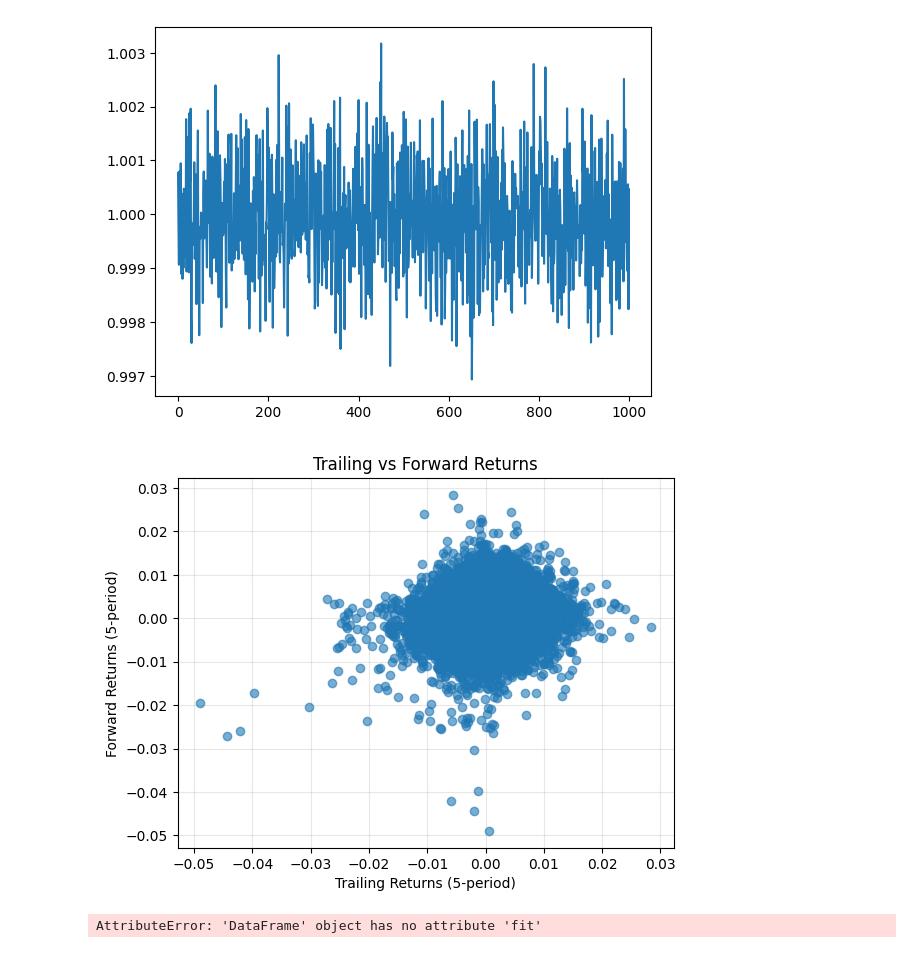
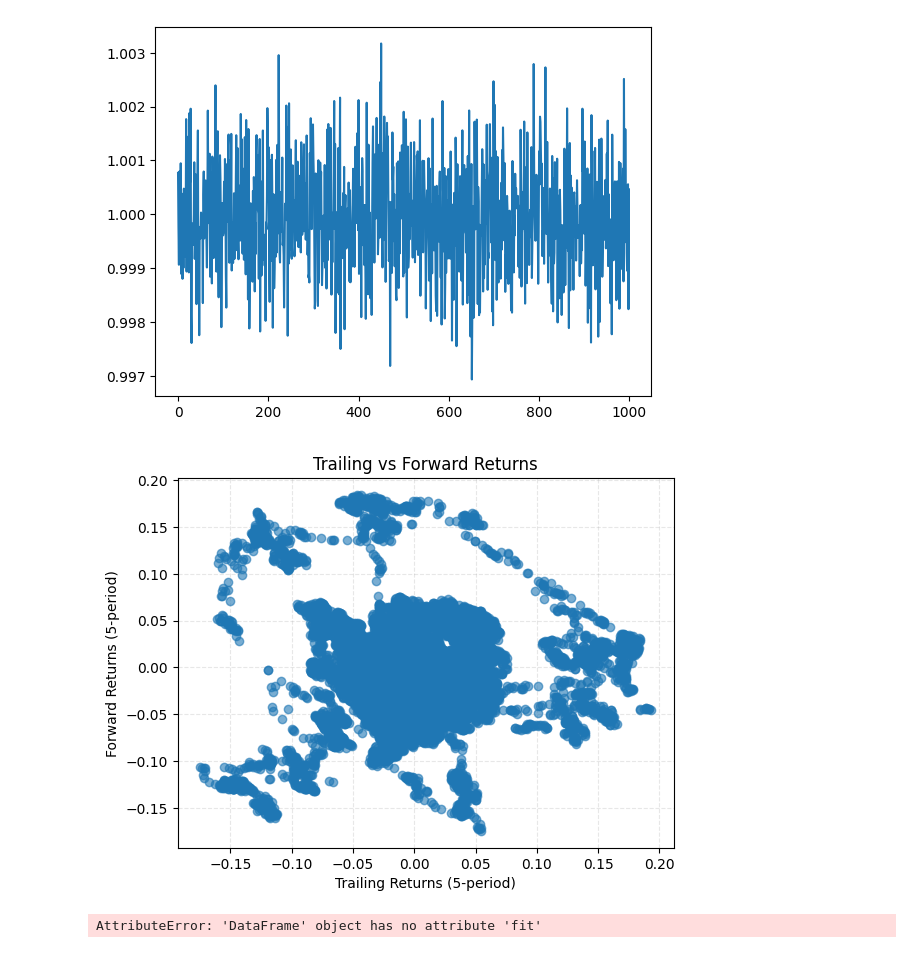
Before and after one commit to adriaan-vdb/QFin2025Sem2Project, a Jupyter notebook: JoshCourse.ipynb, the cells around one changed output. Drawn from its saved outputs; the diff is of its cells as text; code cells hidden in the pictures.

```diff
--- a/JoshCourse.ipynb
+++ b/JoshCourse.ipynb
@@ -31,22 +31,22 @@ plt.show()
 [figure]
 # %%
 ## Calculating returns
-ticker = 5
+ticker = 400
 df["Trailing_Returns_5"] = (df["Mids"] - df ["Mids"].shift(ticker)) / df ["Mids"].shift(ticker)
 
 df["Forward_Returns_5"] = (df["Mids"].shift(-ticker) - df["Mids"]) / df["Mids"]
 # %%
 # Remove NaN values for plotting
 df_clean = df.dropna()
 
 plt.plot(df_clean["Trailing_Returns_5"], df_clean["Forward_Returns_5"], "o", alpha=0.6)
 plt.xlabel("Trailing Returns (5-period)")
 plt.ylabel("Forward Returns (5-period)")
 plt.title("Trailing vs Forward Returns")
-plt.grid(True, alpha=0.3)
+plt.grid(True, alpha=0.3, linestyle='--')
 plt.show()
 # %% [output]
-[figure, old version]
+[figure, new version]
 # %%
 smf.ols["Forwards_Returns_5s - Trailing_returns_5s"], data=df.fit().summary()
 # %% [output]
```
Also changed, not shown: parts of 3 cells of this notebook, 6 other files.
